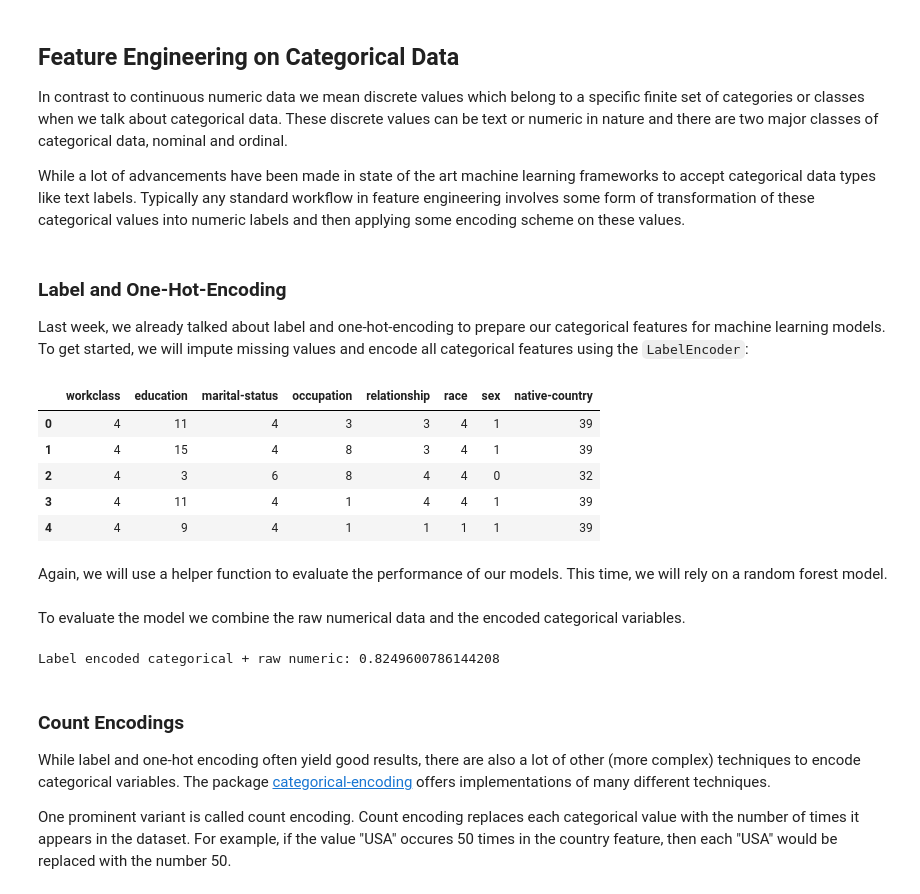
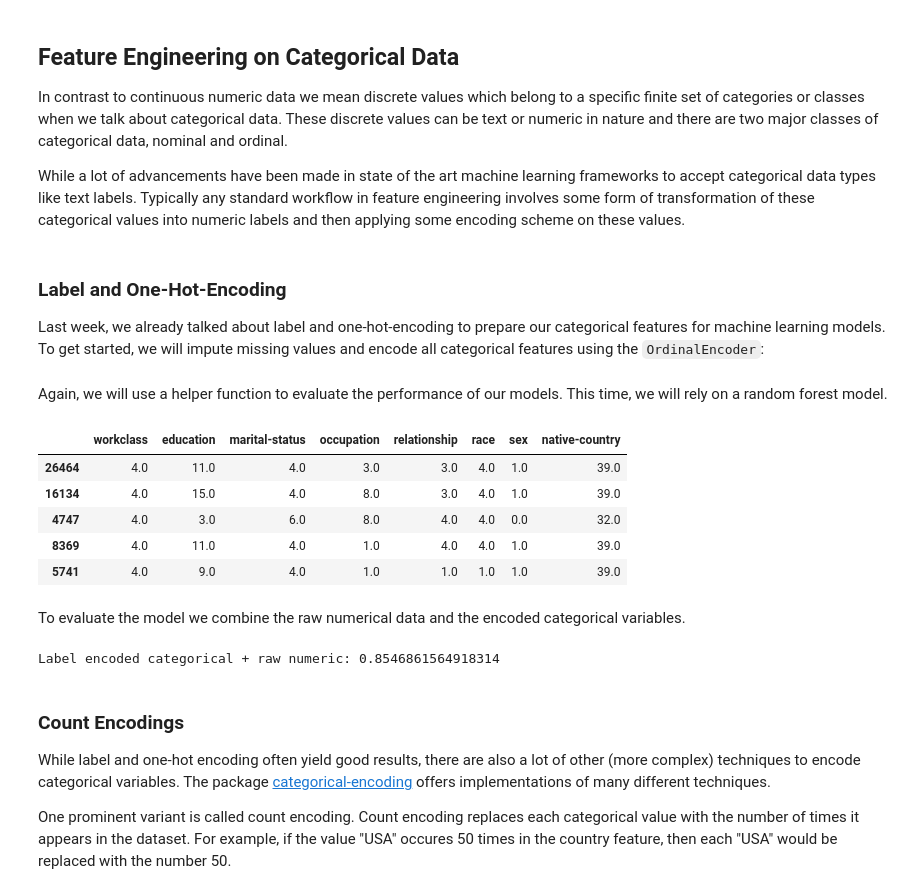
Before and after one commit to pds2021/course, a Jupyter notebook: nbs/04_Feature_Engineering.ipynb, the cells around one changed output. Saved outputs shown, nothing was run; the diff lists cells and outputs as text; code cells hidden in the pictures.

Commit message:
Update OrdinalEncoder

```diff
--- a/nbs/04_Feature_Engineering.ipynb
+++ b/nbs/04_Feature_Engineering.ipynb
@@ -338,5 +331,5 @@ While a lot of advancements have been made in state of the art machine learning
 # %% [markdown]
 ### Label and One-Hot-Encoding
 
-Last week, we already talked about label and one-hot-encoding to prepare our categorical features for machine learning models. To get started, we will impute missing values and encode all categorical features using the ``LabelEncoder``:
+Last week, we already talked about label and one-hot-encoding to prepare our categorical features for machine learning models. To get started, we will impute missing values and encode all categorical features using the ``OrdinalEncoder``:
 # %%
@@ -344,29 +337,28 @@ from sklearn.preprocessing import LabelEncoder
-# %%
-catCols = [cname for cname in train_X.columns if train_X[cname].dtype == "object"]
-
-train_X_cat = train_X[catCols].copy()
-val_X_cat = val_X[catCols].copy()
-
-simple_imputer = SimpleImputer(strategy='most_frequent')
-
-train_X_labelenc = pd.DataFrame(simple_imputer.fit_transform(train_X_cat), columns=catCols)
-val_X_labelenc = pd.DataFrame(simple_imputer.fit_transform(val_X_cat), columns=catCols)
-
-label_encoder = LabelEncoder()
-for col in catCols:
-    train_X_labelenc[col] = label_encoder.fit_transform(train_X_labelenc[col])
-    val_X_labelenc[col] = label_encoder.transform(val_X_labelenc[col])
-
-train_X_labelenc.head()
-# %% [output]
-|  | workclass | education | marital-status | occupation | relationship | race | sex | native-country |
-| 0 | 4 | 11 | 4 | 3 | 3 | 4 | 1 | 39 |
-| 1 | 4 | 15 | 4 | 8 | 3 | 4 | 1 | 39 |
-| 2 | 4 | 3 | 6 | 8 | 4 | 4 | 0 | 32 |
-| 3 | 4 | 11 | 4 | 1 | 4 | 4 | 1 | 39 |
-| 4 | 4 | 9 | 4 | 1 | 1 | 1 | 1 | 39 |
 # %% [markdown]
 Again, we will use a helper function to evaluate the performance of our models. This time, we will rely on a random forest model.
+# %%
+catCols = [cname for cname in train_X.columns if train_X[cname].dtype == "object"]
+
+train_X_cat = train_X[catCols].copy()
+val_X_cat = val_X[catCols].copy()
+
+simple_imputer = SimpleImputer(strategy='most_frequent')
+
+train_X_labelenc = pd.DataFrame(simple_imputer.fit_transform(train_X_cat), columns=train_X_cat.columns, index=train_X_cat.index)
+val_X_labelenc = pd.DataFrame(simple_imputer.transform(val_X_cat), columns=val_X_cat.columns, index=val_X_cat.index)
+
+ordinal_encoder = OrdinalEncoder()
+train_X_labelenc = pd.DataFrame(ordinal_encoder.fit_transform(train_X_labelenc), columns=train_X_cat.columns, index=train_X_cat.index)
+val_X_labelenc = pd.DataFrame(ordinal_encoder.fit_transform(val_X_labelenc), columns=val_X_cat.columns, index=val_X_cat.index)
+
+train_X_labelenc.head()
+# %% [output]
+|  | workclass | education | marital-status | occupation | relationship | race | sex | native-country |
+| 26464 | 4.0 | 11.0 | 4.0 | 3.0 | 3.0 | 4.0 | 1.0 | 39.0 |
+| 16134 | 4.0 | 15.0 | 4.0 | 8.0 | 3.0 | 4.0 | 1.0 | 39.0 |
+| 4747 | 4.0 | 3.0 | 6.0 | 8.0 | 4.0 | 4.0 | 0.0 | 32.0 |
+| 8369 | 4.0 | 11.0 | 4.0 | 1.0 | 4.0 | 4.0 | 1.0 | 39.0 |
+| 5741 | 4.0 | 9.0 | 4.0 | 1.0 | 1.0 | 1.0 | 1.0 | 39.0 |
 # %%
 from sklearn.ensemble import RandomForestClassifier
 from sklearn.metrics import accuracy_score
@@ -379,14 +371,14 @@ def score_dataset(X_train, X_valid, y_train, y_valid):
 # %% [markdown]
 To evaluate the model we combine the raw numerical data and the encoded categorical variables.
 # %%
-train_X_label_num = train_X_num.join(train_X_labelenc.add_suffix("_labelenc"))
-val_X_label_num = val_X_num.join(val_X_labelenc.add_suffix("_labelenc"))
+train_X_label_num = train_X_num_standardized.join(train_X_labelenc.add_suffix("_labelenc"))
+val_X_label_num = val_X_num_standardized.join(val_X_labelenc.add_suffix("_labelenc"))
 
 
 print("Label encoded categorical + raw numeric: {}".
-      format(score_dataset(train_X_labelenc, val_X_labelenc, train_y, val_y)))
+      format(score_dataset(train_X_label_num, val_X_label_num, train_y, val_y)))
 # %% [output]
-Label encoded categorical + raw numeric: 0.8249600786144208
+Label encoded categorical + raw numeric: 0.8546861564918314
 # %% [markdown]
 ### Count Encodings
 
```
Also changed, not shown: parts of 3 cells of this notebook.
